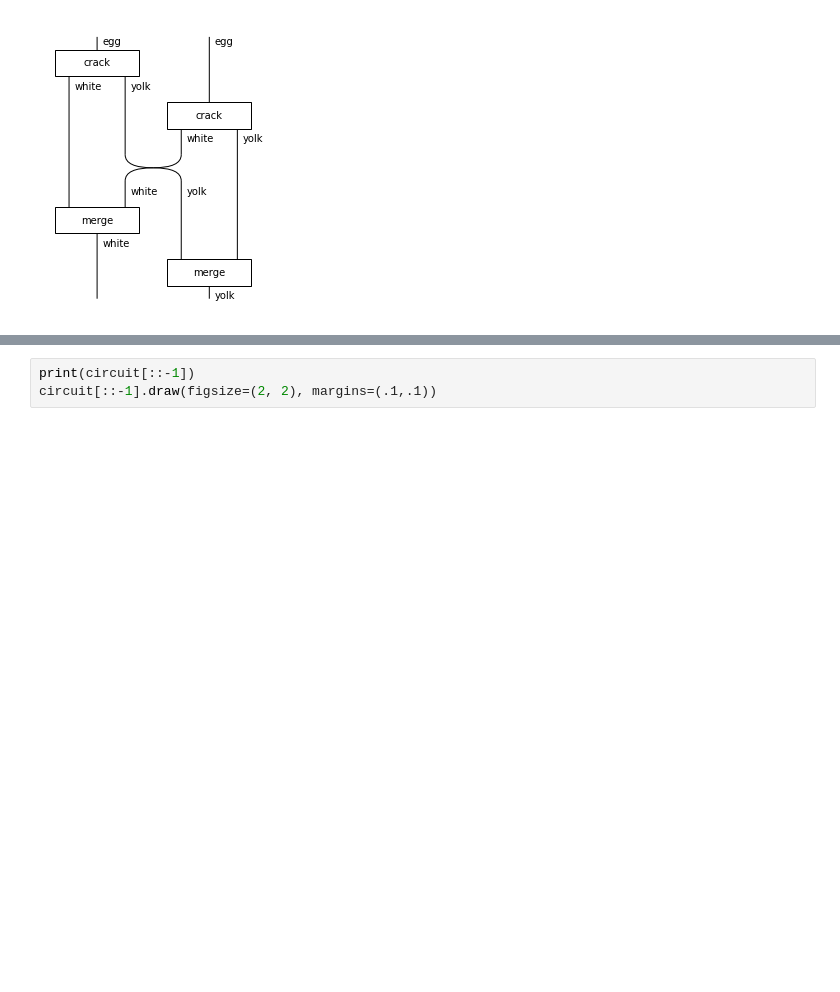
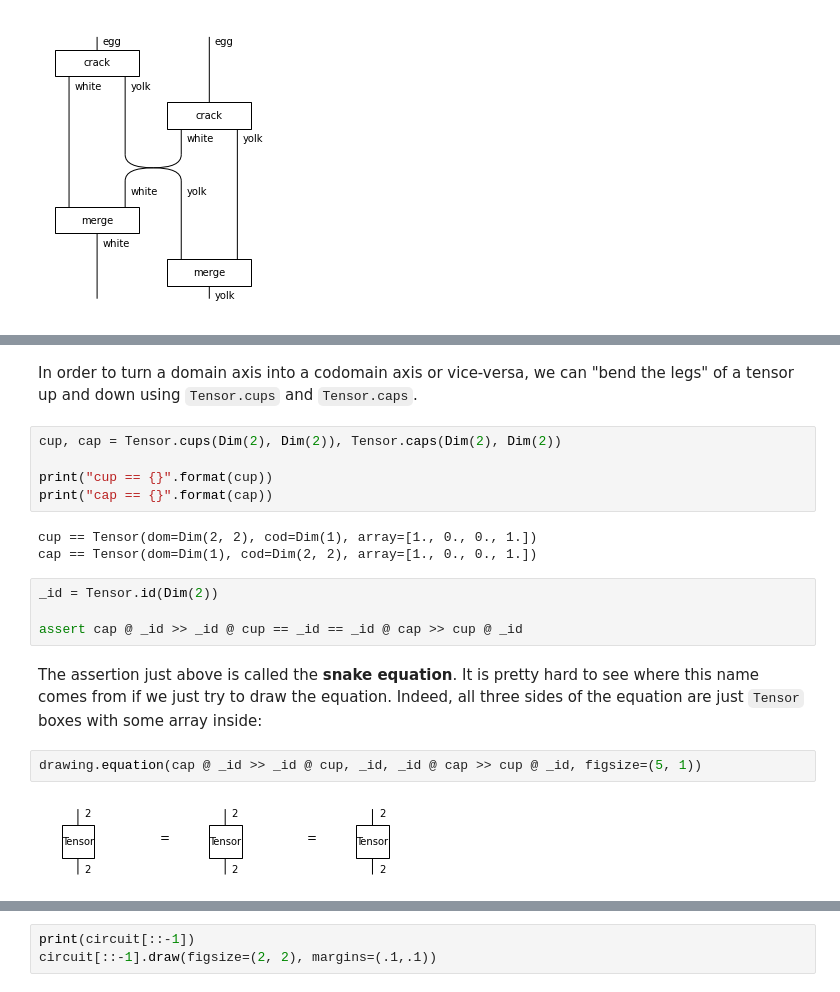
Before and after one commit to cnm13ryan/discopy, a Jupyter notebook: docs/notebooks/qnlp-tutorial.ipynb, the cells around one changed output, grey strips where cells are left out. Cells and saved outputs as stored; diff of their text form; blank space fills up the shorter version.

```diff
--- a/docs/notebooks/qnlp-tutorial.ipynb
+++ b/docs/notebooks/qnlp-tutorial.ipynb
@@ -131,0 +257,20 @@ Another important rule is that a pure quantum circuit is reversible, i.e. it eva
+# %% [markdown]
+In order to turn a domain axis into a codomain axis or vice-versa, we can "bend the legs" of a tensor up and down using `Tensor.cups` and `Tensor.caps`.
+# %%
+cup, cap = Tensor.cups(Dim(2), Dim(2)), Tensor.caps(Dim(2), Dim(2))
+
+print("cup == {}".format(cup))
+print("cap == {}".format(cap))
+# %% [output]
+cup == Tensor(dom=Dim(2, 2), cod=Dim(1), array=[1., 0., 0., 1.])
+cap == Tensor(dom=Dim(1), cod=Dim(2, 2), array=[1., 0., 0., 1.])
+# %%
+_id = Tensor.id(Dim(2))
+
+assert cap @ _id >> _id @ cup == _id == _id @ cap >> cup @ _id
+# %% [markdown]
+The assertion just above is called the **snake equation**. It is pretty hard to see where this name comes from if we just try to draw the equation. Indeed, all three sides of the equation are just `Tensor` boxes with some array inside:
+# %%
+drawing.equation(cap @ _id >> _id @ cup, _id, _id @ cap >> cup @ _id, figsize=(5, 1))
+# %% [output]
+[figure, added]
```
Also changed, not shown: parts of 70 cells of this notebook, 3 other files.
